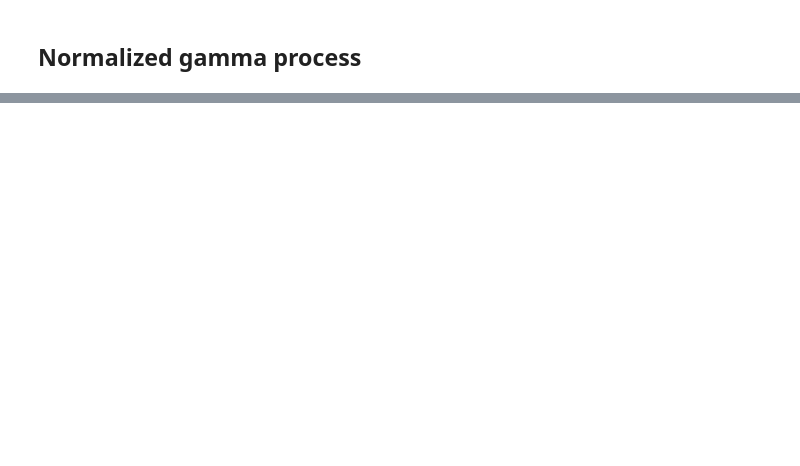
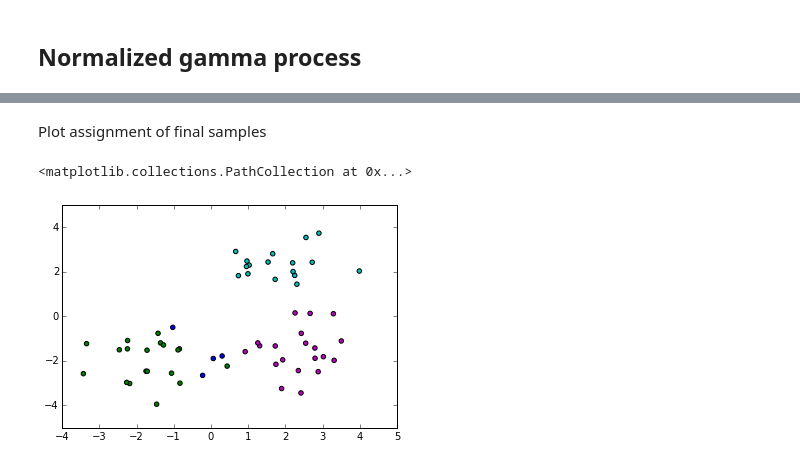
Before and after one commit to dongwookim-ml/topic-model-lecture-note, a Jupyter notebook: lecture2-bnp.ipynb, the cells around one changed output, grey strips where cells are left out. Drawn from its saved outputs; the diff is of its cells as text; code cells hidden in the pictures; blank space fills up the shorter version.

```diff
--- a/lecture2-bnp.ipynb
+++ b/lecture2-bnp.ipynb
@@ -80,0 +178,39 @@ plt.title('T = %f' % T3)
+# %%
+max_iter=100
+number_of_clusters = list()
+
+for s_iter in xrange(max_iter):
+    for idx in xrange(n):
+        candidate = list()
+        prob = list()
+
+        table[idx] = 0
+
+        for _t in np.unique(table):
+            if _t != 0:
+                candidate.append(int(_t))
+                # this is not correct marginalized probability, see http://en.wikipedia.org/wiki/Conjugate_prior for correct posterior analysis
+                mean = np.mean(x[table == _t, :], axis=0) #mean of currently assigned data
+                prob.append( np.sum(table == _t)/(np.sum(table != 0)+alpha) * multivariate_normal.pdf(x[idx,:], mean, np.identity(2)) )
+
+        new_table = get_new_table_no()
+        candidate.append(new_table)
+        prob.append( alpha/(np.sum(table != 0)+alpha)   * multivariate_normal.pdf(x[idx,:], np.zeros(2), np.identity(2)) )
+
+        prob = np.array(prob)
+        prob /= np.sum(prob)
+
+        sample = np.random.multinomial(1, prob)
+        table_idx = sample.nonzero()[0][0]
+        table[idx] = candidate[table_idx]
+
+    #for tracking purpose
+    number_of_clusters.append(len(np.unique(table)))
+# %% [markdown]
+Plot assignment of final samples
+# %%
+c_mask = [color[int(table[i])%len(color)] for i in xrange(n)]
+plt.scatter(x[:,0],x[:,1], c=c_mask)
+# %% [output]
+<matplotlib.collections.PathCollection at 0x...>
+[figure, added]
```
Also changed, not shown: parts of 21 cells of this notebook.
